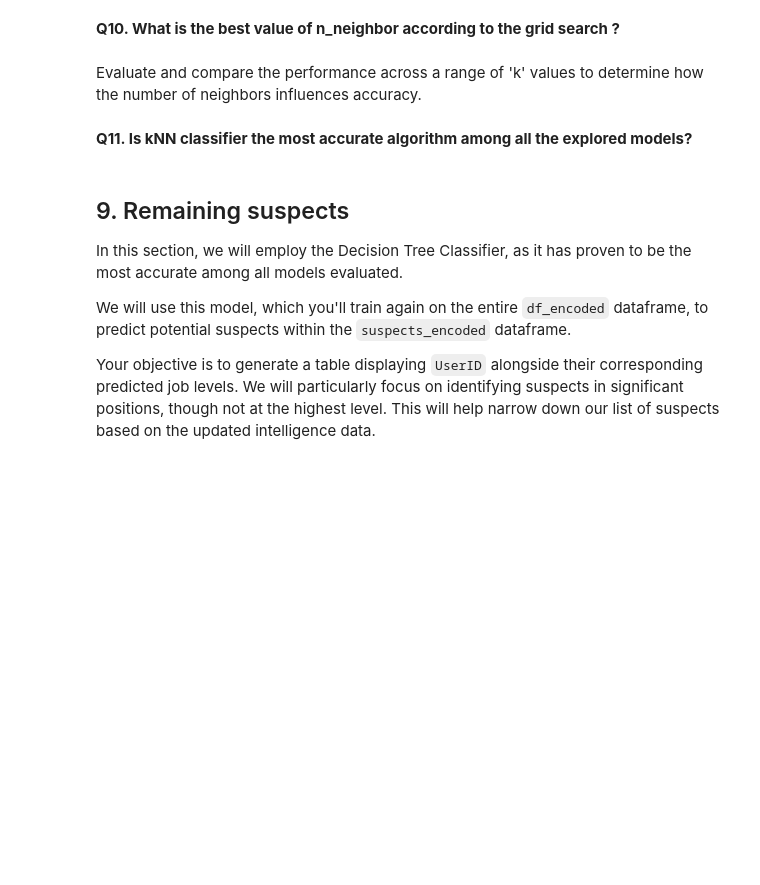
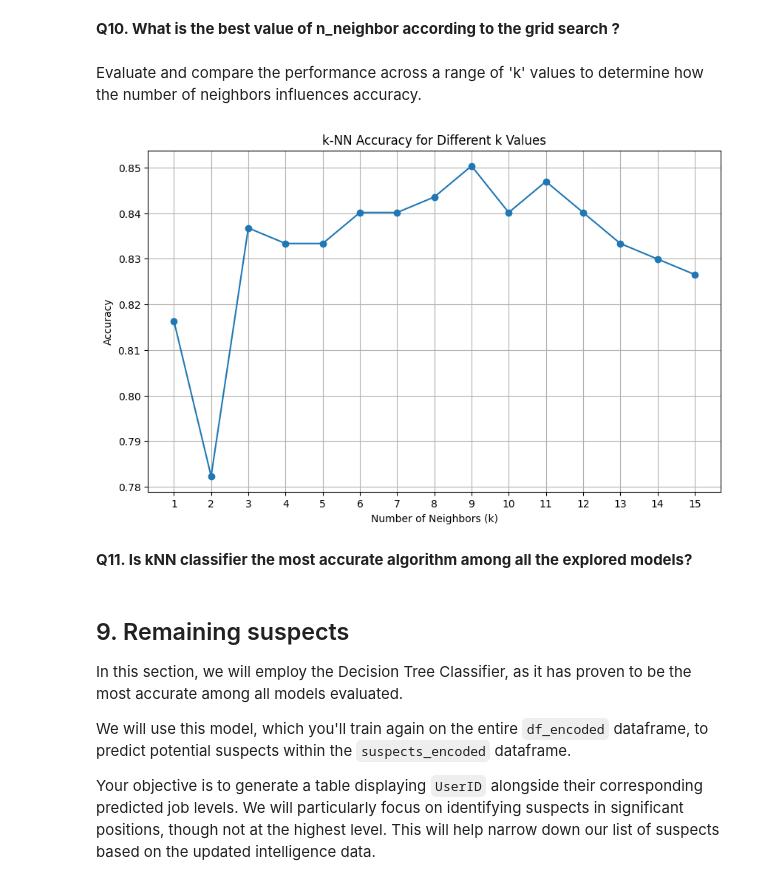
Before and after one commit to LemdjoM/Arduino, a Jupyter notebook: Assignements/Part 3/Assignment_part_3.ipynb, the cells around one changed output. Saved outputs shown, nothing was run; the diff lists cells and outputs as text; code cells hidden in the pictures; blank space fills up the shorter version.

```diff
--- a/Assignements/Part 3/Assignment_part_3.ipynb
+++ b/Assignements/Part 3/Assignment_part_3.ipynb
@@ -740,4 +746,23 @@ Set up the kNN classifier and GridSearchCV with a defined range of 'n_neighbors'
+# %%
+# Your code here
+knn = KNeighborsClassifier()
+
+# Configure GridSearchCV
+# Define the parameter grid for n_neighbors
+param_grid = {
+    'n_neighbors': list(range(1, 16))  # k values from 1 to 15
+}
+
+grid = GridSearchCV(
+    estimator=knn,
+    param_grid=param_grid,
+    cv=5,                    # 5-fold cross-validation
+    scoring='accuracy',       # Use accuracy as scoring metric
+    return_train_score=False, # Don't return training scores to save memory
+    verbose=1,               # Show progress
+)
 # %% [markdown]
 Perform the grid search to find the optimal 'n_neighbors' value and train the kNN classifier using this best parameter.
 # %%
 # Your code here
+grid.fit(X_train_scaled, y_train)
@@ -754,3 +802,28 @@ Evaluate and compare the performance across a range of 'k' values to determine h
+# %%
+# Your code here
+
+# Store accuracy scores
+k_values = range(1, 16)
+accuracies = []
+
+for k in k_values:
+    knn = KNeighborsClassifier(n_neighbors=k)
+    knn.fit(X_train, y_train)
+    y_pred = knn.predict(X_test)
+    acc = accuracy_score(y_test, y_pred)
+    accuracies.append(acc)
+
+# Plotting results
+plt.figure(figsize=(10, 6))
+plt.plot(k_values, accuracies, marker='o')
+plt.title('k-NN Accuracy for Different k Values')
+plt.xlabel('Number of Neighbors (k)')
+plt.ylabel('Accuracy')
+plt.xticks(k_values)
+plt.grid(True)
+plt.show()
+# %% [output]
+[figure, added]
 # %% [markdown]
 **Q11. Is kNN classifier the most accurate algorithm among all the explored models?**
 # %% [markdown]
```
Also changed, not shown: parts of 10 cells of this notebook.
